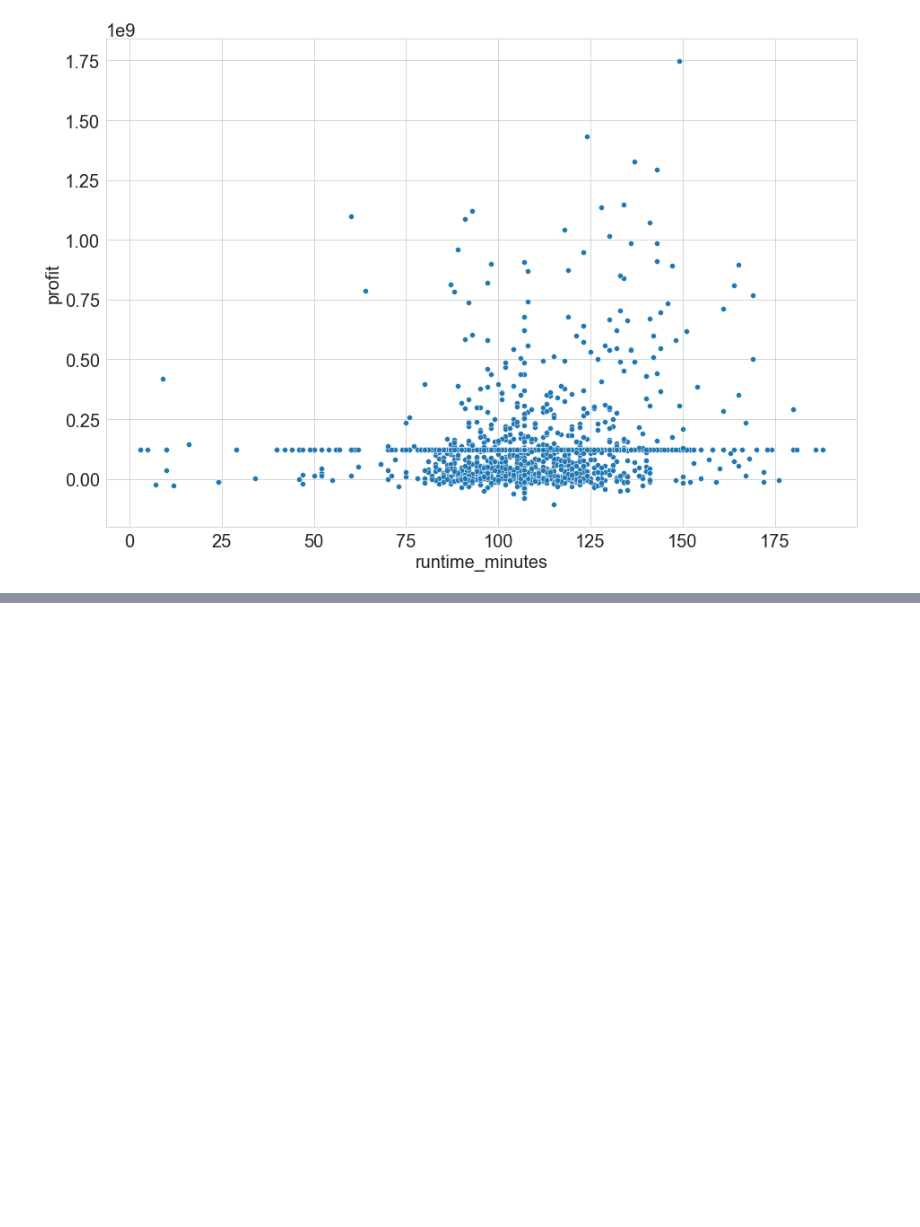
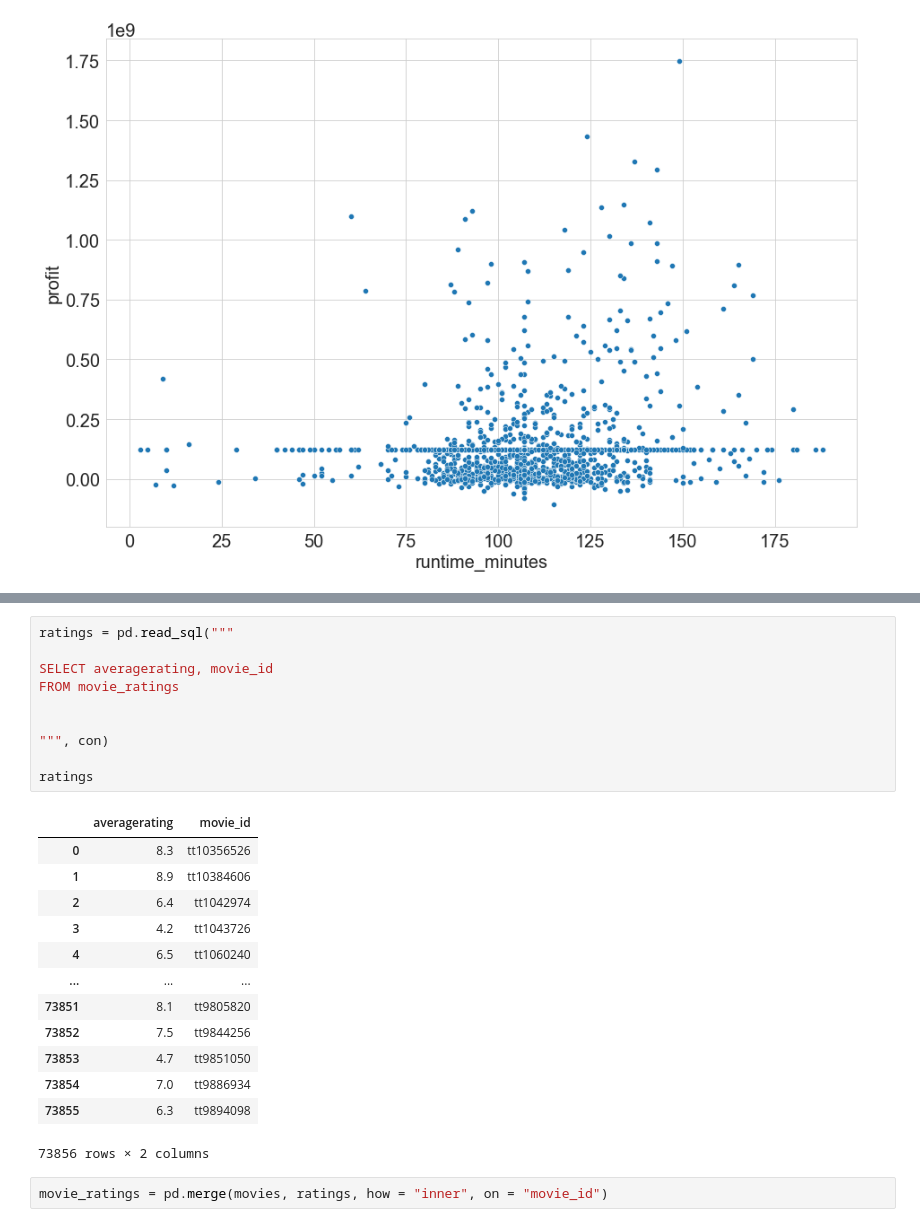
Before and after one commit to pedrov718/box_office_project, a Jupyter notebook: phase1_project.ipynb, the cells around one changed output, grey strips where cells are left out. Drawn from its saved outputs; the diff is of its cells as text; blank space fills up the shorter version.

```diff
--- a/phase1_project.ipynb
+++ b/phase1_project.ipynb
@@ -667,0 +693,26 @@ plt.show()
+# %%
+ratings = pd.read_sql("""
+
+SELECT averagerating, movie_id
+FROM movie_ratings
+
+
+""", con)
+
+ratings
+# %% [output]
+|  | averagerating | movie_id |
+| 0 | 8.3 | tt10356526 |
+| 1 | 8.9 | tt10384606 |
+| 2 | 6.4 | tt1042974 |
+| 3 | 4.2 | tt1043726 |
+| 4 | 6.5 | tt1060240 |
+| ... | ... | ... |
+| 73851 | 8.1 | tt9805820 |
+| 73852 | 7.5 | tt9844256 |
+| 73853 | 4.7 | tt9851050 |
+| 73854 | 7.0 | tt9886934 |
+| 73855 | 6.3 | tt9894098 |
+73856 rows × 2 columns
+# %%
+movie_ratings = pd.merge(movies, ratings, how = "inner", on = "movie_id")
```
Also changed, not shown: parts of 8 cells of this notebook, 2 other files.
